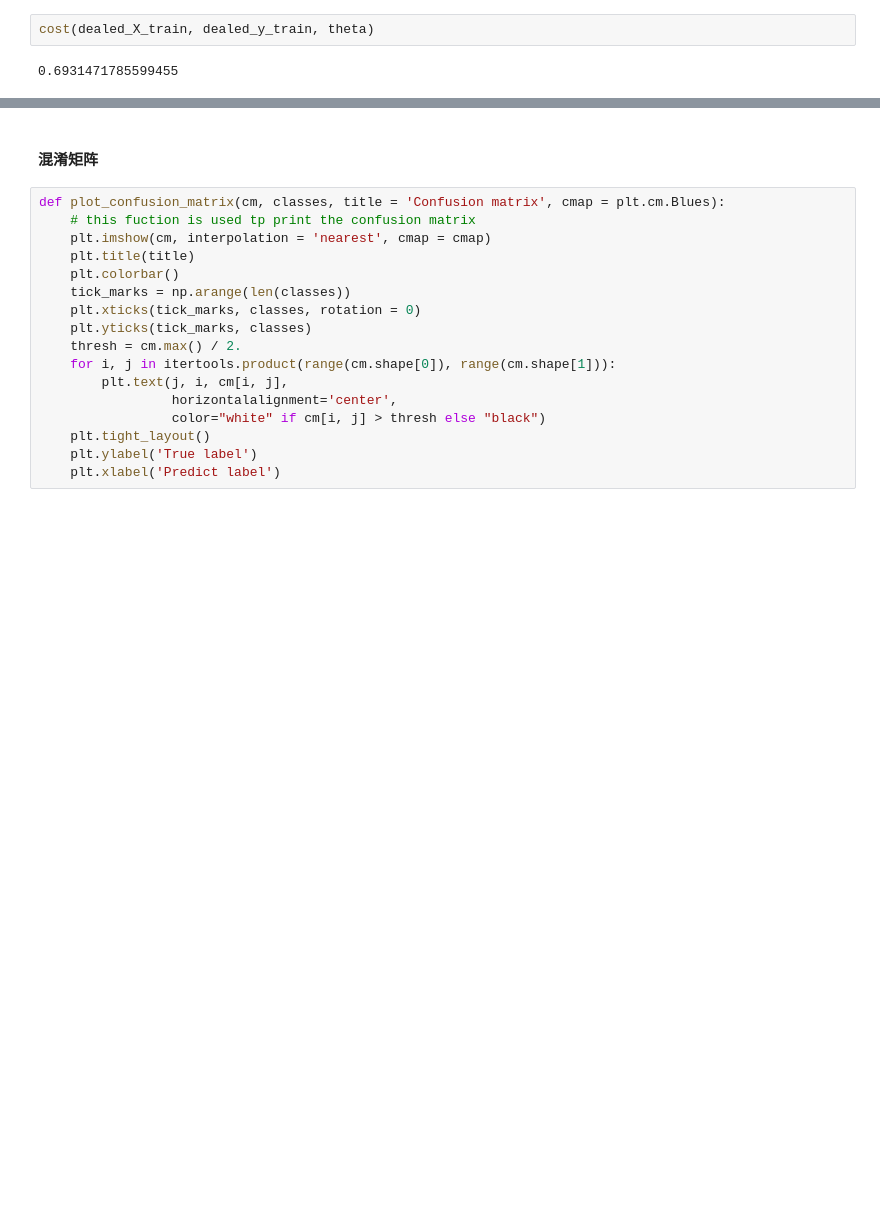
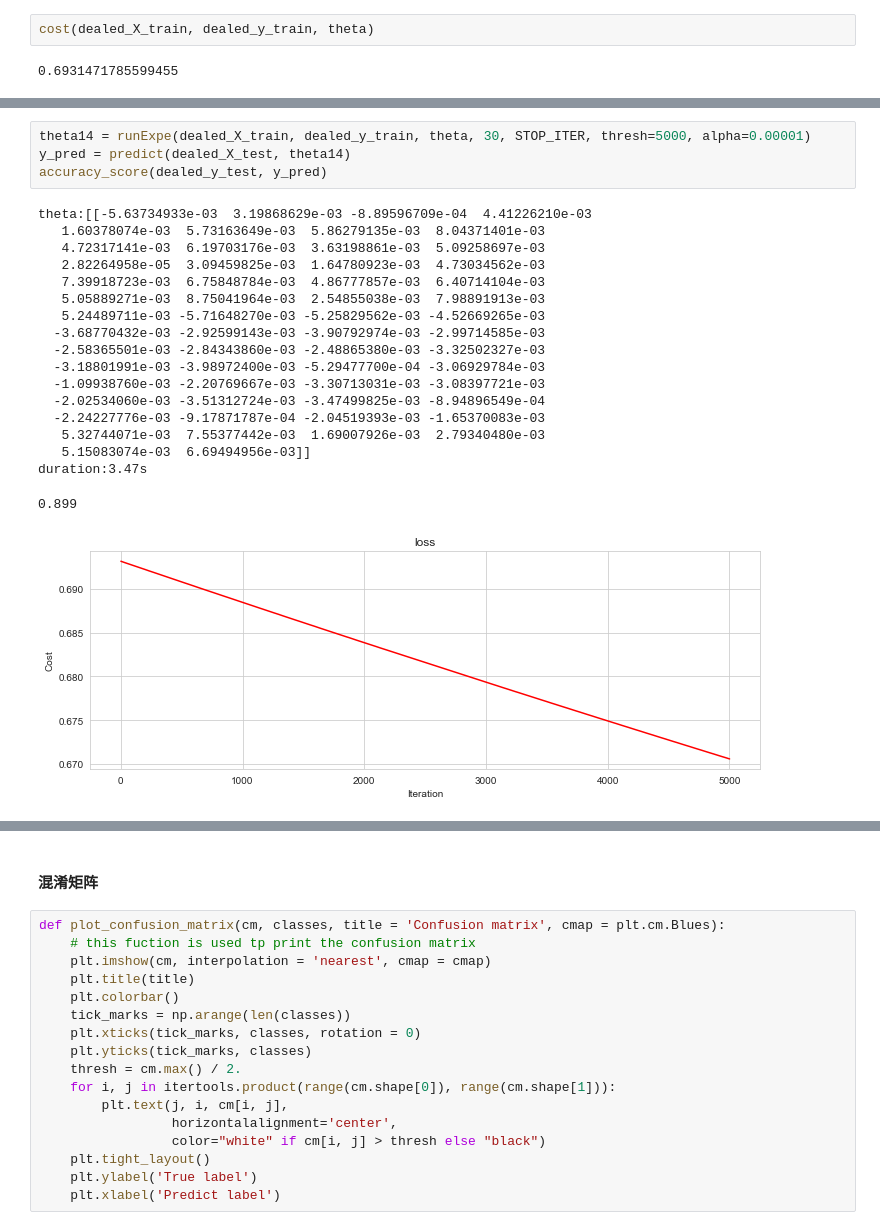
Before and after one commit to plxin/ML_homework, a Jupyter notebook: IncomePrediction/income_prediction.ipynb, the cells around one changed output, grey strips where cells are left out. Drawn from its saved outputs; the diff is of its cells as text; blank space fills up the shorter version.

```diff
--- a/IncomePrediction/income_prediction.ipynb
+++ b/IncomePrediction/income_prediction.ipynb
@@ -665,3 +651,26 @@ duration:3.25s
 0.9
 [figure]
+# %%
+theta14 = runExpe(dealed_X_train, dealed_y_train, theta, 30, STOP_ITER, thresh=5000, alpha=0.00001)
+y_pred = predict(dealed_X_test, theta14)
+accuracy_score(dealed_y_test, y_pred)
+# %% [output]
+theta:[[-5.63734933e-03  3.19868629e-03 -8.89596709e-04  4.41226210e-03
+   1.60378074e-03  5.73163649e-03  5.86279135e-03  8.04371401e-03
+   4.72317141e-03  6.19703176e-03  3.63198861e-03  5.09258697e-03
+   2.82264958e-05  3.09459825e-03  1.64780923e-03  4.73034562e-03
+   7.39918723e-03  6.75848784e-03  4.86777857e-03  6.40714104e-03
+   5.05889271e-03  8.75041964e-03  2.54855038e-03  7.98891913e-03
+   5.24489711e-03 -5.71648270e-03 -5.25829562e-03 -4.52669265e-03
+  -3.68770432e-03 -2.92599143e-03 -3.90792974e-03 -2.99714585e-03
+  -2.58365501e-03 -2.84343860e-03 -2.48865380e-03 -3.32502327e-03
+  -3.18801991e-03 -3.98972400e-03 -5.29477700e-04 -3.06929784e-03
+  -1.09938760e-03 -2.20769667e-03 -3.30713031e-03 -3.08397721e-03
+  -2.02534060e-03 -3.51312724e-03 -3.47499825e-03 -8.94896549e-04
+  -2.24227776e-03 -9.17871787e-04 -2.04519393e-03 -1.65370083e-03
+   5.32744071e-03  7.55377442e-03  1.69007926e-03  2.79340480e-03
+   5.15083074e-03  6.69494956e-03]]
+duration:3.47s
+0.899
+[figure, added]
 # %%
```
Also changed, not shown: parts of 24 cells of this notebook, 52 other files.
